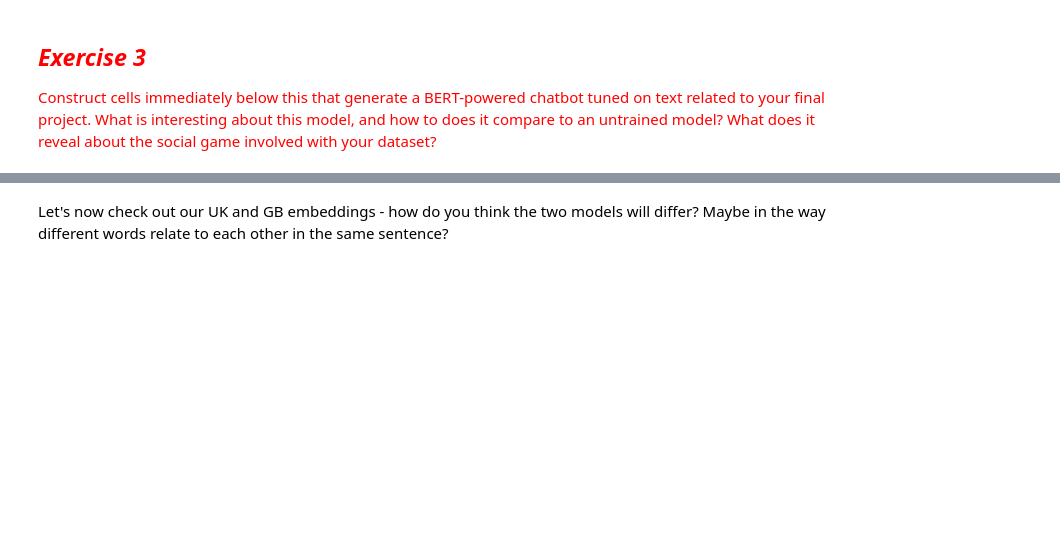
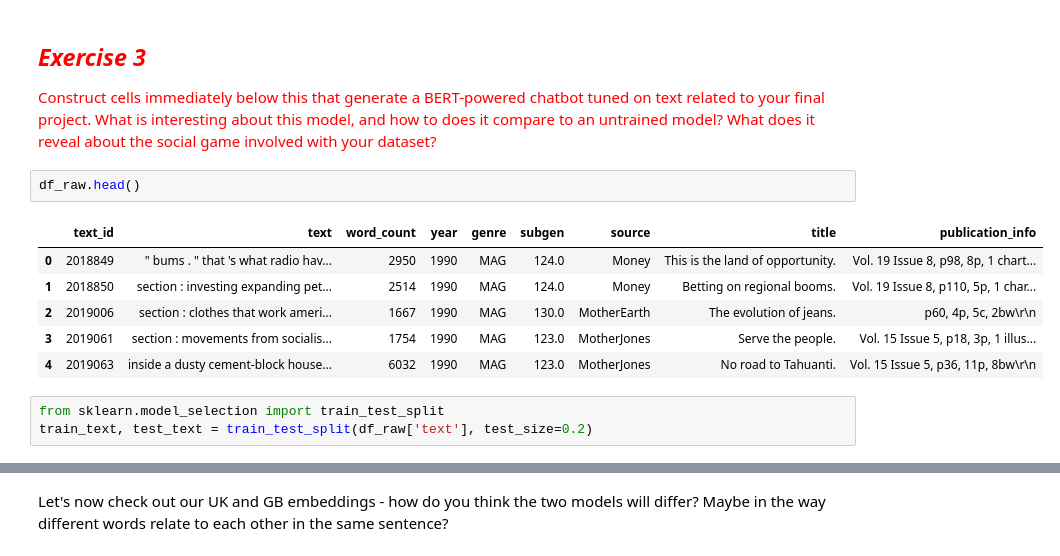
Before and after one commit to rachel-ker/Content-Analysis-2020, a Jupyter notebook: week-8/8-Deep-Neural-Nets-and-Text.ipynb, the cells around one changed output, grey strips where cells are left out. Saved outputs shown, nothing was run; the diff lists cells and outputs as text; blank space fills up the shorter version.

```diff
--- a/week-8/8-Deep-Neural-Nets-and-Text.ipynb
+++ b/week-8/8-Deep-Neural-Nets-and-Text.ipynb
@@ -1854,3 +2075,15 @@ Quite the contrast.
 ## <span style="color:red">*Exercise 3*</span>
 
 <span style="color:red">Construct cells immediately below this that generate a BERT-powered chatbot tuned on text related to your final project. What is interesting about this model, and how to does it compare to an untrained model? What does it reveal about the social game involved with your dataset?
+# %%
+df_raw.head()
+# %% [output]
+|  | text_id | text | word_count | year | genre | subgen | source | title | publication_info |
+| 0 | 2018849 | " bums . " that 's what radio hav... | 2950 | 1990 | MAG | 124.0 | Money | This is the land of opportunity. | Vol. 19 Issue 8, p98, 8p, 1 chart... |
+| 1 | 2018850 | section : investing expanding pet... | 2514 | 1990 | MAG | 124.0 | Money | Betting on regional booms. | Vol. 19 Issue 8, p110, 5p, 1 char... |
+| 2 | 2019006 | section : clothes that work ameri... | 1667 | 1990 | MAG | 130.0 | MotherEarth | The evolution of jeans. | p60, 4p, 5c, 2bw\r\n |
+| 3 | 2019061 | section : movements from socialis... | 1754 | 1990 | MAG | 123.0 | MotherJones | Serve the people. | Vol. 15 Issue 5, p18, 3p, 1 illus... |
+| 4 | 2019063 | inside a dusty cement-block house... | 6032 | 1990 | MAG | 123.0 | MotherJones | No road to Tahuanti. | Vol. 15 Issue 5, p36, 11p, 8bw\r\n |
+# %%
+from sklearn.model_selection import train_test_split
+train_text, test_text = train_test_split(df_raw['text'], test_size=0.2)
```
Also changed, not shown: parts of 40 cells of this notebook.
